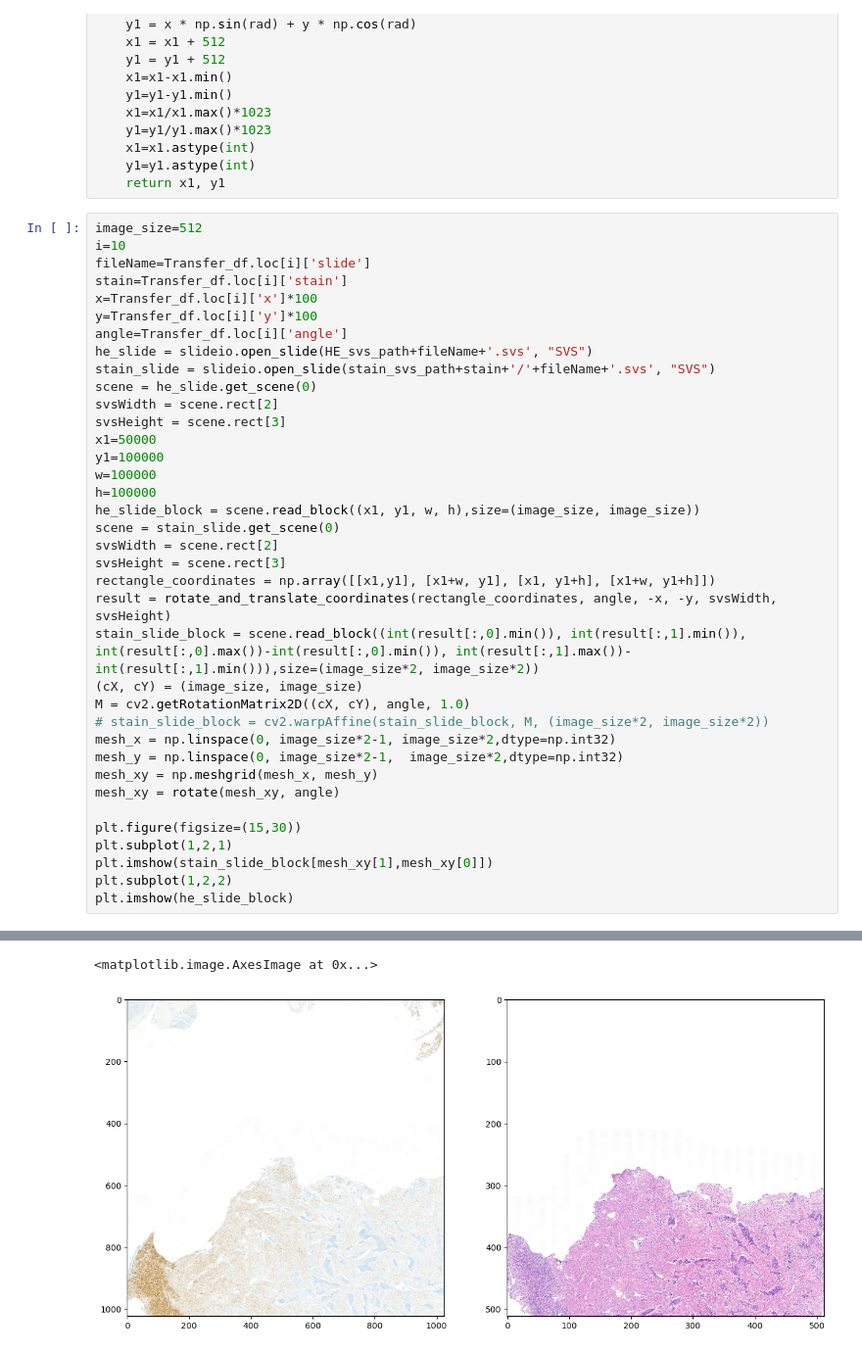
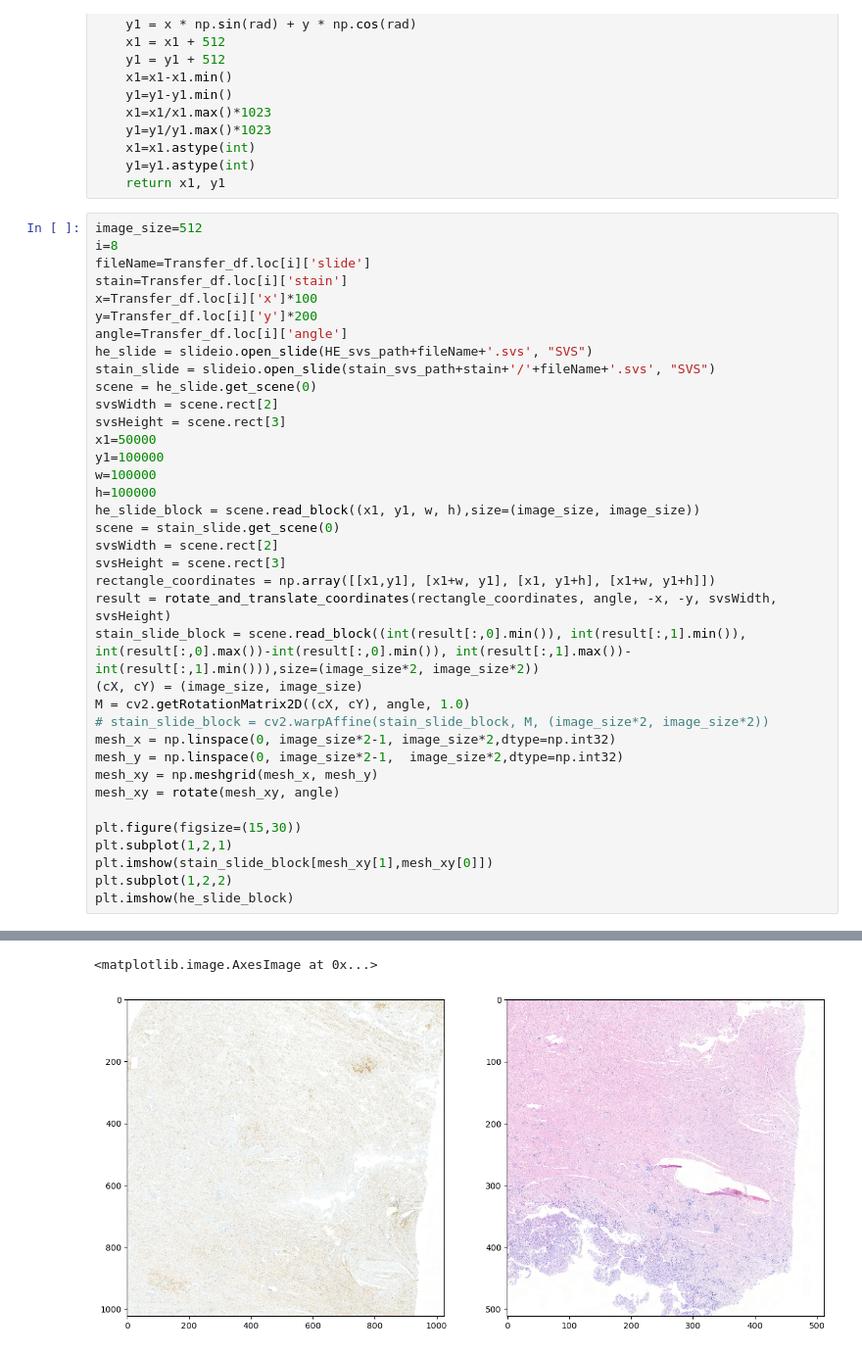
Before and after one commit to Leeyoungsup/virtual_stain, a Jupyter notebook: Transformations_patch.ipynb, the cells around one changed output, grey strips where cells are left out. Shown at 98% size. Saved outputs shown, nothing was run; the diff lists cells and outputs as text.

```diff
--- a/Transformations_patch.ipynb
+++ b/Transformations_patch.ipynb
@@ -55,11 +55,11 @@ def rotate(xy, angle):
     return x1, y1
 # %%
 image_size=512
-i=10
+i=8
 fileName=Transfer_df.loc[i]['slide']
 stain=Transfer_df.loc[i]['stain']
 x=Transfer_df.loc[i]['x']*100
-y=Transfer_df.loc[i]['y']*100
+y=Transfer_df.loc[i]['y']*200
 angle=Transfer_df.loc[i]['angle']
 he_slide = slideio.open_slide(HE_svs_path+fileName+'.svs', "SVS")
 stain_slide = slideio.open_slide(stain_svs_path+stain+'/'+fileName+'.svs', "SVS")
@@ -73,31 +73,31 @@ h=100000
 he_slide_block = scene.read_block((x1, y1, w, h),size=(image_size, image_size))
 scene = stain_slide.get_scene(0)
 svsWidth = scene.rect[2]
 svsHeight = scene.rect[3]
 rectangle_coordinates = np.array([[x1,y1], [x1+w, y1], [x1, y1+h], [x1+w, y1+h]])
 result = rotate_and_translate_coordinates(rectangle_coordinates, angle, -x, -y, svsWidth, svsHeight)
 stain_slide_block = scene.read_block((int(result[:,0].min()), int(result[:,1].min()), int(result[:,0].max())-int(result[:,0].min()), int(result[:,1].max())-int(result[:,1].min())),size=(image_size*2, image_size*2))
 (cX, cY) = (image_size, image_size)
 M = cv2.getRotationMatrix2D((cX, cY), angle, 1.0)
 # stain_slide_block = cv2.warpAffine(stain_slide_block, M, (image_size*2, image_size*2))
 mesh_x = np.linspace(0, image_size*2-1, image_size*2,dtype=np.int32)
 mesh_y = np.linspace(0, image_size*2-1,  image_size*2,dtype=np.int32)
 mesh_xy = np.meshgrid(mesh_x, mesh_y)
 mesh_xy = rotate(mesh_xy, angle)
 
 plt.figure(figsize=(15,30))
 plt.subplot(1,2,1)
 plt.imshow(stain_slide_block[mesh_xy[1],mesh_xy[0]])
 plt.subplot(1,2,2)
 plt.imshow(he_slide_block)
 # %% [output]
 JPEGFixupTagsSubsamplingSec: Warning, Auto-corrected former TIFF subsampling values [2,2] to match subsampling values inside JPEG compressed data [2,1].
 JPEGFixupTagsSubsamplingSec: Warning, Auto-corrected former TIFF subsampling values [2,2] to match subsampling values inside JPEG compressed data [2,1].
 JPEGFixupTagsSubsamplingSec: Warning, Auto-corrected former TIFF subsampling values [2,2] to match subsampling values inside JPEG compressed data [2,1].
 JPEGFixupTagsSubsamplingSec: Warning, Auto-corrected former TIFF subsampling values [2,2] to match subsampling values inside JPEG compressed data [2,1].
 JPEGFixupTagsSubsamplingSec: Warning, Auto-corrected former TIFF subsampling values [2,2] to match subsampling values inside JPEG compressed data [2,1].
 JPEGFixupTagsSubsamplingSec: Warning, Auto-corrected former TIFF subsampling values [2,2] to match subsampling values inside JPEG compressed data [2,1].
 JPEGFixupTagsSubsamplingSec: Warning, Auto-corrected former TIFF subsampling values [2,2] to match subsampling values inside JPEG compressed data [2,1].
 JPEGFixupTagsSubsamplingSec: Warning, Auto-corrected former TIFF subsampling values [2,2] to match subsampling values inside JPEG compressed data [2,1].
 <matplotlib.image.AxesImage at 0x...>
-[figure, old version]
+[figure, new version]
```
Also changed, not shown: parts of 1 cell of this notebook.
